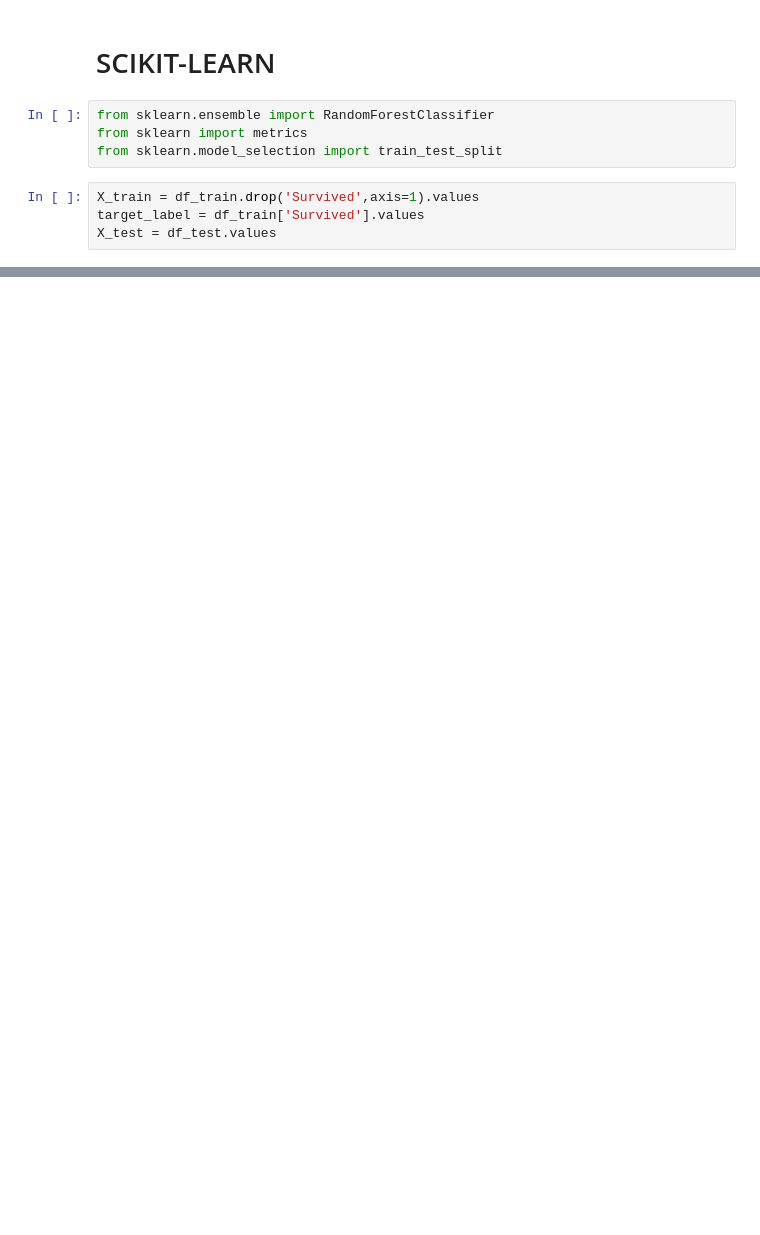
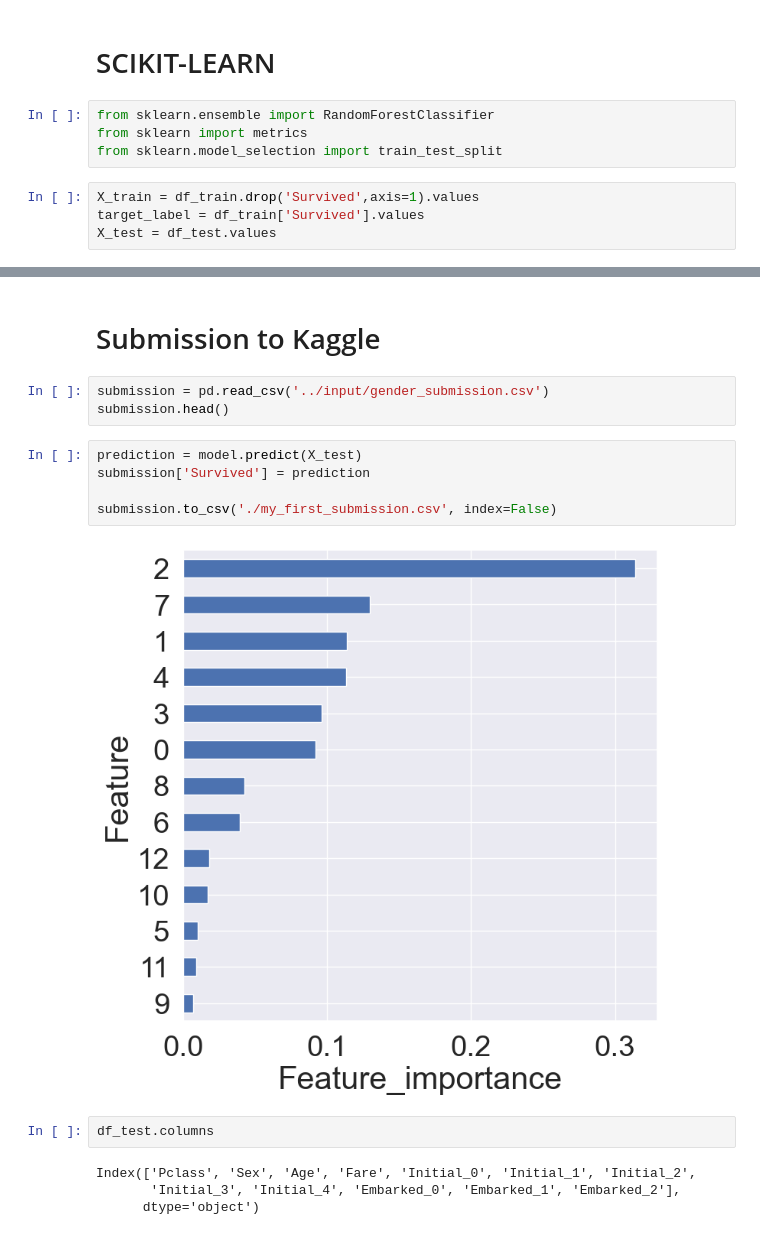
Before and after one commit to JW-Namsta/Kaggle_Study, a Jupyter notebook: Titanic/Titanic.ipynb, the cells around one changed output, grey strips where cells are left out. Cells and saved outputs as stored; diff of their text form; blank space fills up the shorter version.

```diff
--- a/Titanic/Titanic.ipynb
+++ b/Titanic/Titanic.ipynb
@@ -530,0 +533,18 @@ print('총 {}명 중 {:2f}% 정확도'.format(y_vld.shape[0],100*metrics.accurac
+# %% [markdown]
+# Submission to Kaggle
+# %%
+submission = pd.read_csv('../input/gender_submission.csv')
+submission.head()
+# %%
+prediction = model.predict(X_test)
+submission['Survived'] = prediction
+
+submission.to_csv('./my_first_submission.csv', index=False)
+# %% [output]
+[figure, added]
+# %%
+df_test.columns
+# %% [output]
+Index(['Pclass', 'Sex', 'Age', 'Fare', 'Initial_0', 'Initial_1', 'Initial_2',
+       'Initial_3', 'Initial_4', 'Embarked_0', 'Embarked_1', 'Embarked_2'],
+      dtype='object')
```
Also changed, not shown: parts of 6 cells of this notebook, 1 other file.
